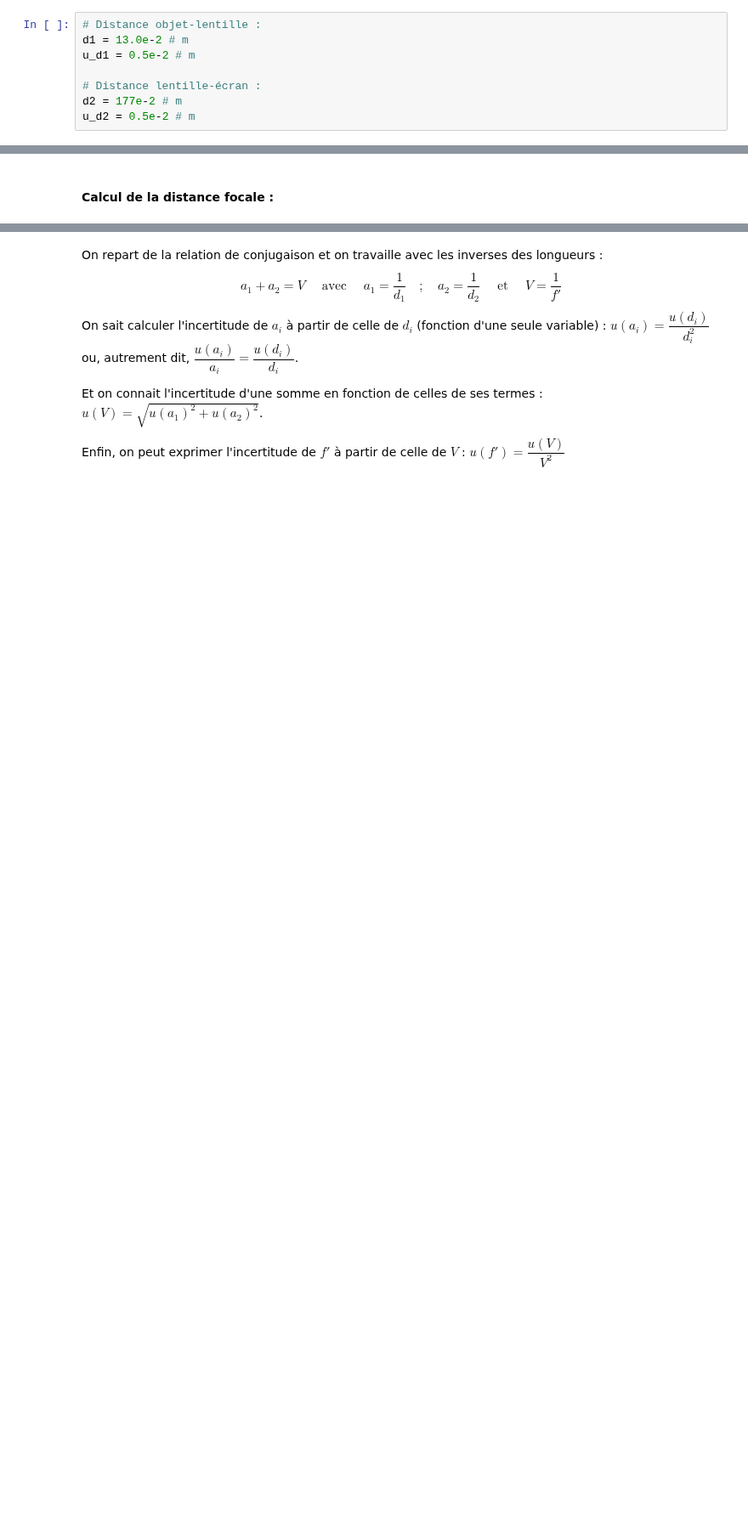
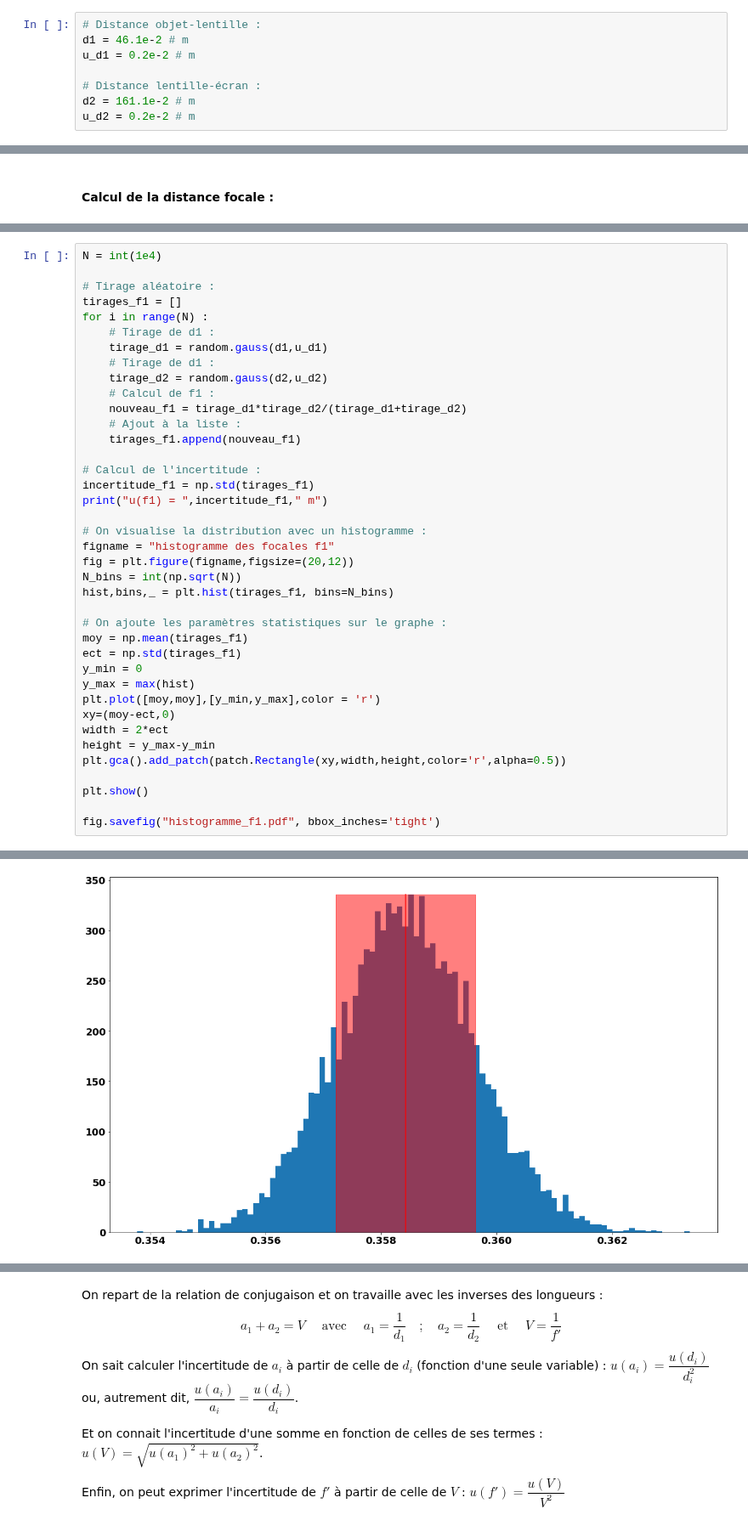
Before and after one commit to mabuchet/cours_terminale, a Jupyter notebook: focometrie/CR_TP_focometrie.ipynb, the cells around one changed output, grey strips where cells are left out. Shown at 85% size. Saved outputs shown, nothing was run; the diff lists cells and outputs as text; blank space fills up the shorter version.

```diff
--- a/focometrie/CR_TP_focometrie.ipynb
+++ b/focometrie/CR_TP_focometrie.ipynb
@@ -36,9 +36,9 @@ Les distances sont déterminées avec une précision estimée à quelques millim
 # %%
 # Distance objet-lentille :
-d1 = 13.0e-2 # m
-u_d1 = 0.5e-2 # m
+d1 = 46.1e-2 # m
+u_d1 = 0.2e-2 # m
 
 # Distance lentille-écran :
-d2 = 177e-2 # m
-u_d2 = 0.5e-2 # m
+d2 = 161.1e-2 # m
+u_d2 = 0.2e-2 # m
 # %% [markdown]
@@ -61,0 +64,40 @@ f' =  0.12110526315789474  m
+# %%
+N = int(1e4)
+
+# Tirage aléatoire :
+tirages_f1 = []
+for i in range(N) :
+    # Tirage de d1 :
+    tirage_d1 = random.gauss(d1,u_d1)
+    # Tirage de d1 :
+    tirage_d2 = random.gauss(d2,u_d2)
+    # Calcul de f1 :
+    nouveau_f1 = tirage_d1*tirage_d2/(tirage_d1+tirage_d2)
+    # Ajout à la liste :
+    tirages_f1.append(nouveau_f1)
+
+# Calcul de l'incertitude :
+incertitude_f1 = np.std(tirages_f1)
+print("u(f1) = ",incertitude_f1," m")
+
+# On visualise la distribution avec un histogramme :
+figname = "histogramme des focales f1"
+fig = plt.figure(figname,figsize=(20,12))
+N_bins = int(np.sqrt(N))
+hist,bins,_ = plt.hist(tirages_f1, bins=N_bins)
+
+# On ajoute les paramètres statistiques sur le graphe :
+moy = np.mean(tirages_f1)
+ect = np.std(tirages_f1)
+y_min = 0
+y_max = max(hist)
+plt.plot([moy,moy],[y_min,y_max],color = 'r')
+xy=(moy-ect,0)
+width = 2*ect
+height = y_max-y_min
+plt.gca().add_patch(patch.Rectangle(xy,width,height,color='r',alpha=0.5))
+
+plt.show()
+
+fig.savefig("histogramme_f1.pdf", bbox_inches='tight')
+# %% [output]
@@ -61,0 +105 @@ f' =  0.12110526315789474  m
+[figure, added]
```
Also changed, not shown: parts of 22 cells of this notebook.
